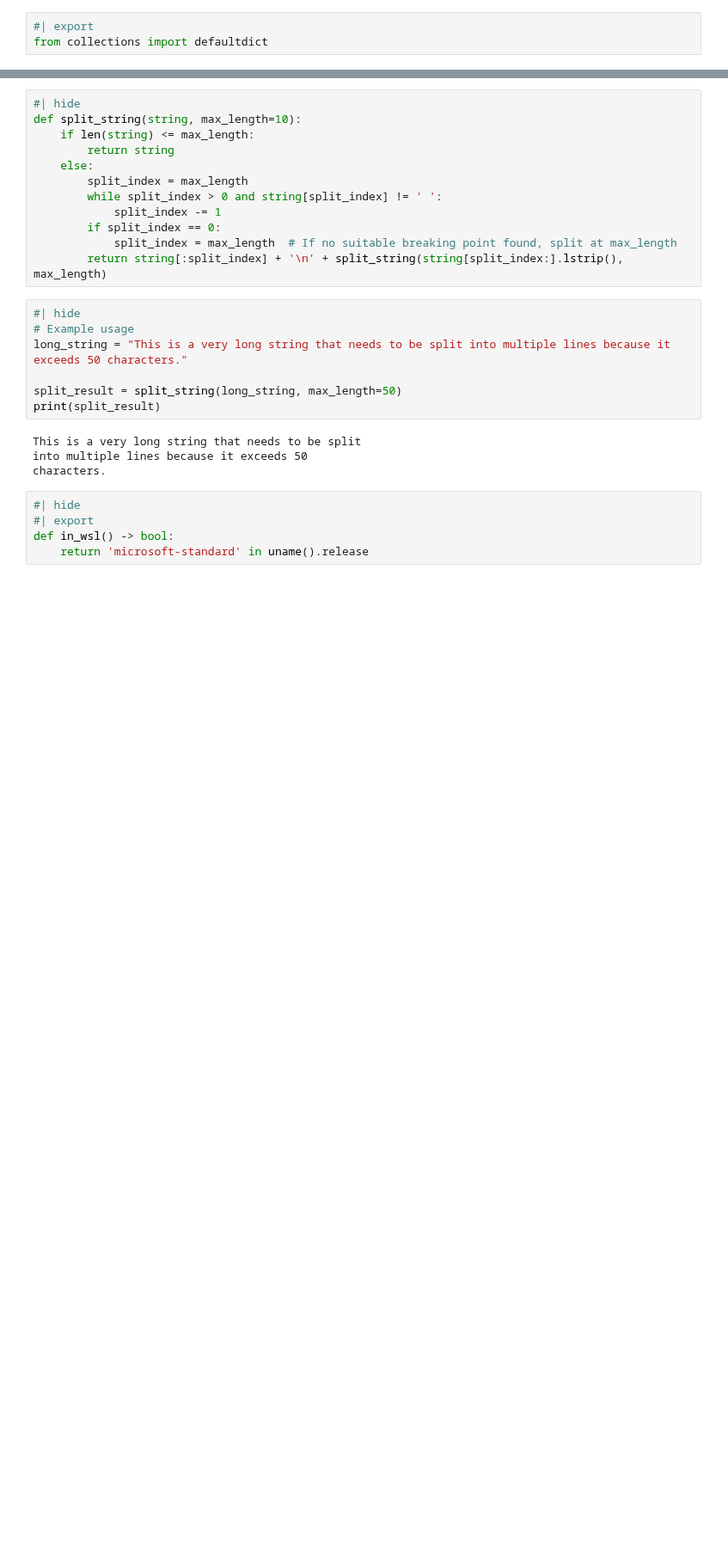
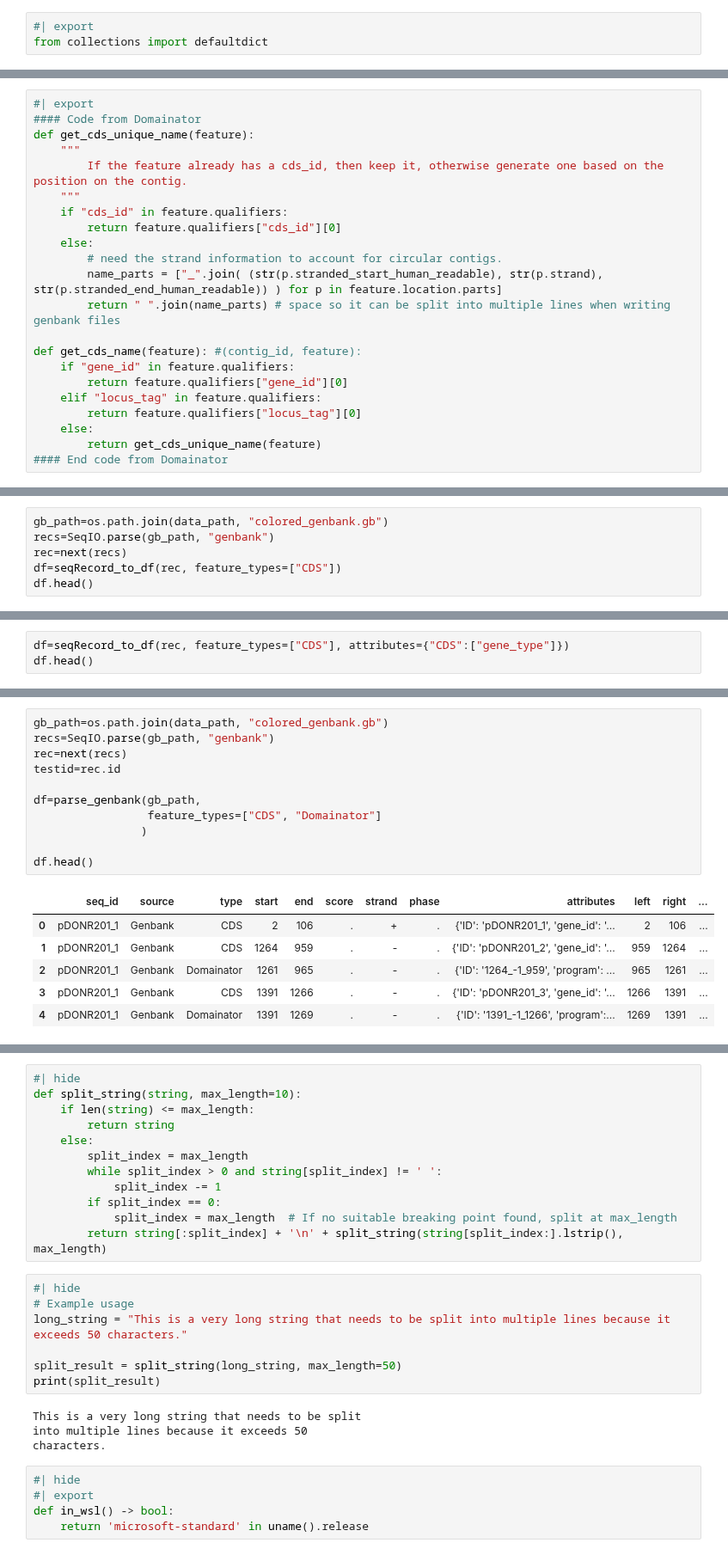
Before and after one commit to dbikard/genomenotebook, a Jupyter notebook: nbs/API/02_utils.ipynb, the cells around one changed output, grey strips where cells are left out. Shown at 86% size. Saved outputs shown, nothing was run; the diff lists cells and outputs as text; blank space fills up the shorter version.

```diff
--- a/nbs/API/02_utils.ipynb
+++ b/nbs/API/02_utils.ipynb
@@ -265,0 +488,22 @@ from collections import defaultdict
+# %%
+#| export
+#### Code from Domainator
+def get_cds_unique_name(feature):
+    """
+        If the feature already has a cds_id, then keep it, otherwise generate one based on the position on the contig.
+    """
+    if "cds_id" in feature.qualifiers:
+        return feature.qualifiers["cds_id"][0]
+    else:
+        # need the strand information to account for circular contigs.
+        name_parts = ["_".join( (str(p.stranded_start_human_readable), str(p.strand), str(p.stranded_end_human_readable)) ) for p in feature.location.parts]
+        return " ".join(name_parts) # space so it can be split into multiple lines when writing genbank files
+
+def get_cds_name(feature): #(contig_id, feature):
+    if "gene_id" in feature.qualifiers:
+        return feature.qualifiers["gene_id"][0]
+    elif "locus_tag" in feature.qualifiers:
+        return feature.qualifiers["locus_tag"][0]
+    else:
+        return get_cds_unique_name(feature)
+#### End code from Domainator
@@ -265,0 +544,6 @@ from collections import defaultdict
+# %%
+gb_path=os.path.join(data_path, "colored_genbank.gb")
+recs=SeqIO.parse(gb_path, "genbank")
+rec=next(recs)
+df=seqRecord_to_df(rec, feature_types=["CDS"])
+df.head()
@@ -265,0 +557,3 @@ from collections import defaultdict
+# %%
+df=seqRecord_to_df(rec, feature_types=["CDS"], attributes={"CDS":["gene_type"]})
+df.head()
@@ -265,0 +603,18 @@ from collections import defaultdict
+# %%
+gb_path=os.path.join(data_path, "colored_genbank.gb")
+recs=SeqIO.parse(gb_path, "genbank")
+rec=next(recs)
+testid=rec.id
+
+df=parse_genbank(gb_path,
+                 feature_types=["CDS", "Domainator"]
+                )
+
+df.head()
+# %% [output]
+|  | seq_id | source | type | start | end | score | strand | phase | attributes | left | right | ... |
+| 0 | pDONR201_1 | Genbank | CDS | 2 | 106 | . | + | . | {'ID': 'pDONR201_1', 'gene_id': '... | 2 | 106 | ... |
+| 1 | pDONR201_1 | Genbank | CDS | 1264 | 959 | . | - | . | {'ID': 'pDONR201_2', 'gene_id': '... | 959 | 1264 | ... |
+| 2 | pDONR201_1 | Genbank | Domainator | 1261 | 965 | . | - | . | {'ID': '1264_-1_959', 'program': ... | 965 | 1261 | ... |
+| 3 | pDONR201_1 | Genbank | CDS | 1391 | 1266 | . | - | . | {'ID': 'pDONR201_3', 'gene_id': '... | 1266 | 1391 | ... |
+| 4 | pDONR201_1 | Genbank | Domainator | 1391 | 1269 | . | - | . | {'ID': '1391_-1_1266', 'program':... | 1269 | 1391 | ... |
```
Also changed, not shown: parts of 31 cells of this notebook, 7 other files.
